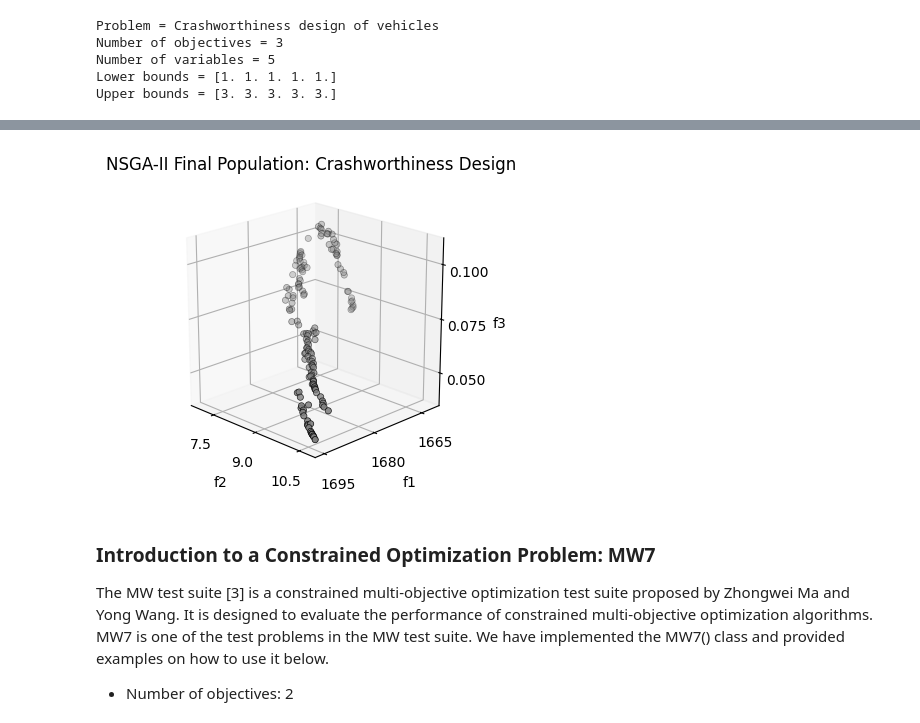
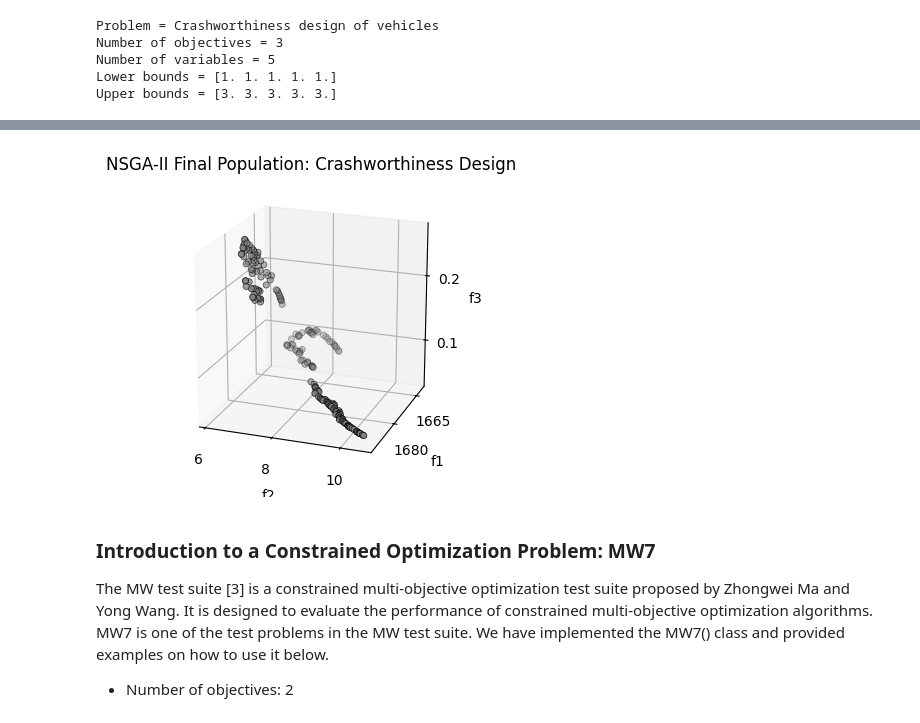
Before and after one commit to YuxinDing7/main-2k25-Aug, a Jupyter notebook: CEG5302_Group_Project.ipynb, the cells around one changed output, grey strips where cells are left out. Cells and saved outputs as stored; diff of their text form; code cells hidden in the pictures.

```diff
--- a/CEG5302_Group_Project.ipynb
+++ b/CEG5302_Group_Project.ipynb
@@ -1,9 +1,3 @@
-# %%
-# 设置matplotlib的显示参数
-import matplotlib as mpl
-mpl.rcParams['figure.max_open_warning'] = 0
-mpl.rcParams['figure.dpi'] = 100
-mpl.rcParams['figure.figsize'] = [12, 8]
 # %% [markdown]
 # Project: Multi-Objective Optimization
 # %% [markdown]
@@ -481,7 +472,7 @@ f(x) = [[1.68549197e+03 1.04875617e+01 1.00272321e-01]
 
 # Create problem and optimizer instances
 prob_crash = CrashworthinessDesign()
-optimizer_crash = NSGA2(prob=prob_crash, pop_size=150, prob_cross=0.9, dist_index_cross=20, prob_mut=0.1)
+optimizer_crash = NSGA2(prob=prob_crash, pop_size=200, prob_cross=0.9, dist_index_cross=20, prob_mut=0.1)
 
 # Run NSGA-II (use a moderate number of generations for demonstration)
 # You can increase max_gen for better convergence when running on your machine
@@ -489,28 +480,28 @@ optimum_x_crash, optimum_fx_crash = optimizer_crash.run(prob_crash, max_gen=200)
 # %%
 import matplotlib.pyplot as plt
 
 fig = plt.figure(figsize=(6, 8))
 ax = fig.add_subplot(111, projection='3d')
 
 ax.scatter(optimum_fx_crash[:, 1],  # f2: accel
            optimum_fx_crash[:, 0],  # f1: weight
            optimum_fx_crash[:, 2],  # f3: intrusion
            c='gray', edgecolor='black', linewidths=0.5)
 
 ax.set_xlabel('f2', labelpad=5)
 ax.set_ylabel('f1', labelpad=5)
 ax.set_zlabel('f3', labelpad=5)
 ax.invert_xaxis()
 ax.xaxis.set_major_locator(plt.MaxNLocator(3))
 ax.yaxis.set_major_locator(plt.MaxNLocator(3))
 ax.zaxis.set_major_locator(plt.MaxNLocator(3))
 ax.set_title('NSGA-II Final Population: Crashworthiness Design')
-ax.view_init(elev=20, azim=135)
+ax.view_init(elev=20, azim=110)
 ax.set_box_aspect([1, 1, 1])
 plt.subplots_adjust(left=0, right=0.5, bottom=0, top=1)
 plt.show()
 # %% [output]
-[figure, old version]
+[figure, new version]
 # %% [markdown]
 ### Introduction to a Constrained Optimization Problem: MW7
 
```
Also changed, not shown: parts of 5 cells of this notebook.
